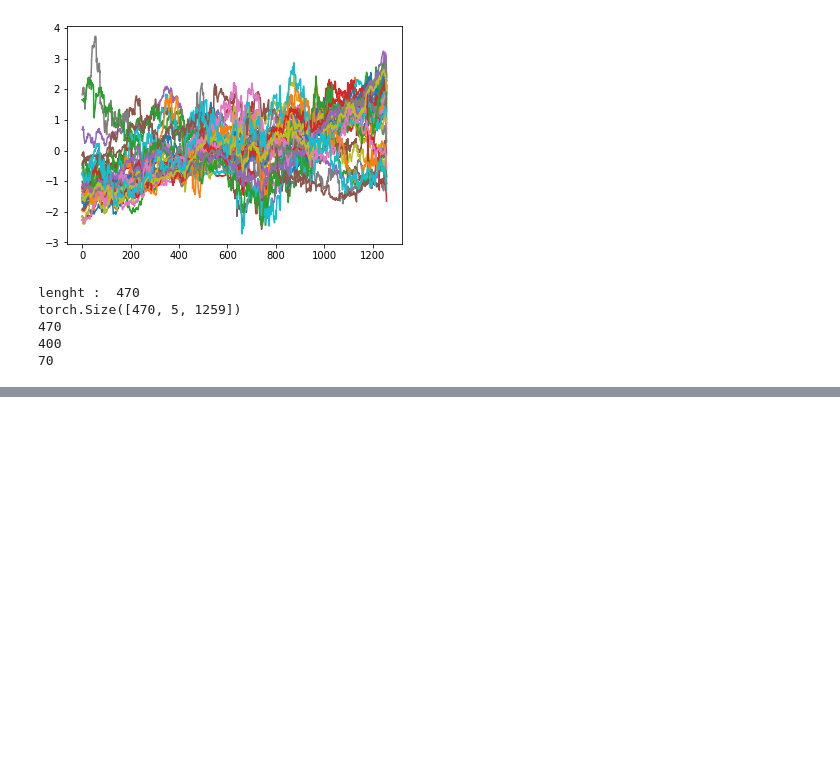
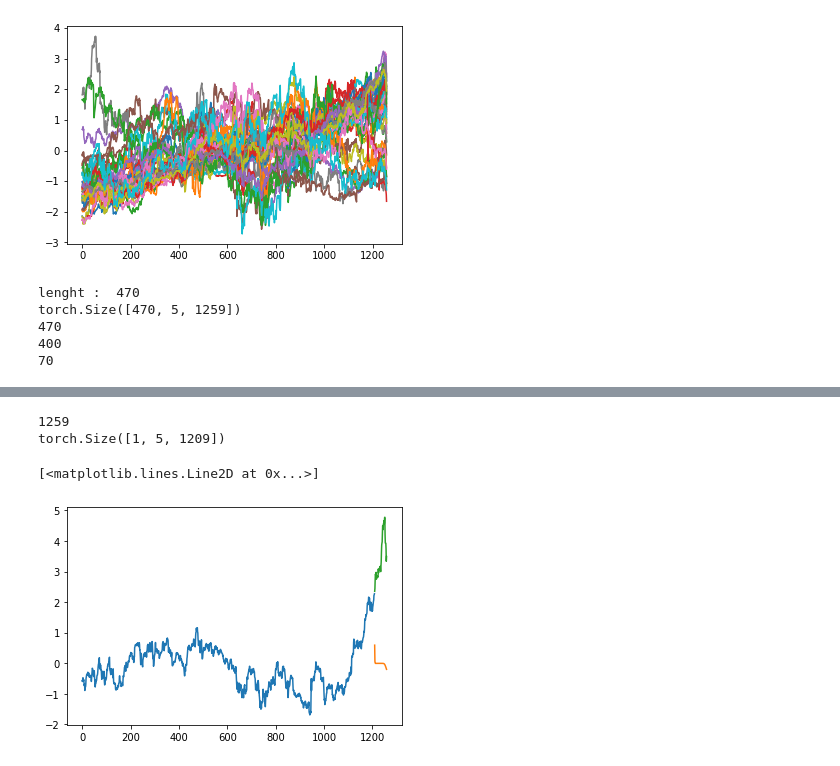
Before and after one commit to mdurandgasselin/IFT-725-TimeSeries, a Jupyter notebook: test_seriesNet.ipynb, the cells around one changed output, grey strips where cells are left out. Drawn from its saved outputs; the diff is of its cells as text; code cells hidden in the pictures; blank space fills up the shorter version.

```diff
--- a/test_seriesNet.ipynb
+++ b/test_seriesNet.ipynb
@@ -145,0 +147,41 @@ plt.plot(training_loss_epoch)
+# %%
+#On veut prédire les 15 prochains points d'une stock.
+stockNb= 20
+P = 50
+C, L = dataset_validation[stockNb].size()
+print(L)
+X=dataset_validation[stockNb].view(1,5,1259)
+cible = dataset_validation[stockNb][:,L-P:].detach().numpy()
+print(dataset_validation[stockNb].view(1,5,1259)[:,:,:L-P].size())
+X=dataset_validation[stockNb].view(1,5,1259)[:,:,:L-P]
+if True :
+    myModel.train()
+    inputModel, target = X[:,:,:-1], X[:,:,1:]
+    output = myModel(inputModel)
+    optimizer.zero_grad()
+    loss = criterion(output, target)
+    loss.backward()
+    optimizer.step()
+    optimizer.zero_grad()
+    myModel.eval()
+prediction=torch.zeros(1, 5, 1)
+with torch.no_grad():
+    input_data = X
+    for i in range(P):
+        input_data=myModel(input_data)
+        prediction = torch.cat((prediction, input_data[:,:,-1].view(1,C,1)), 2)
+
+prediction.size()
+#prediction = torch.cat((X,(prediction[:,:,1:])), 2)
+prediction = prediction[:,:,1:].detach().numpy()[0]
+abscisse = np.arange(0,1259)
+data=X.detach().numpy()[0]
+#print(abscisse.shape, data[1].shape)
+plt.plot(abscisse[:-P],data[1])
+plt.plot(abscisse[-P:], prediction[1])
+plt.plot(abscisse[-P:],cible[1])
+# %% [output]
+1259
+torch.Size([1, 5, 1209])
+[<matplotlib.lines.Line2D at 0x...>]
+[figure, added]
```
Also changed, not shown: parts of 7 cells of this notebook.
